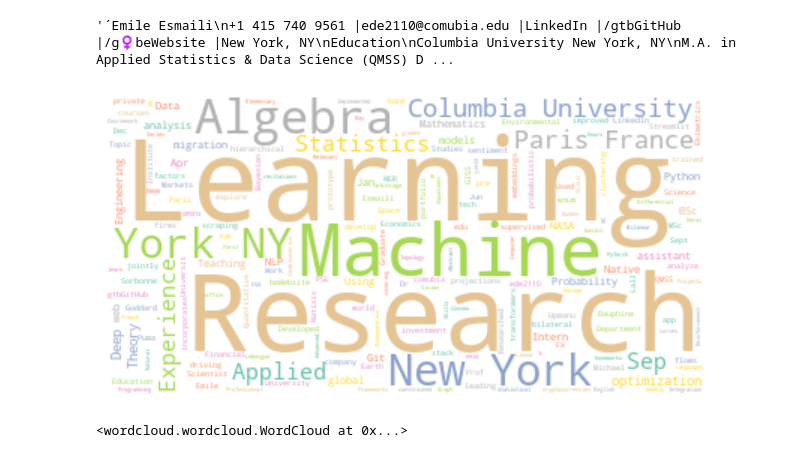
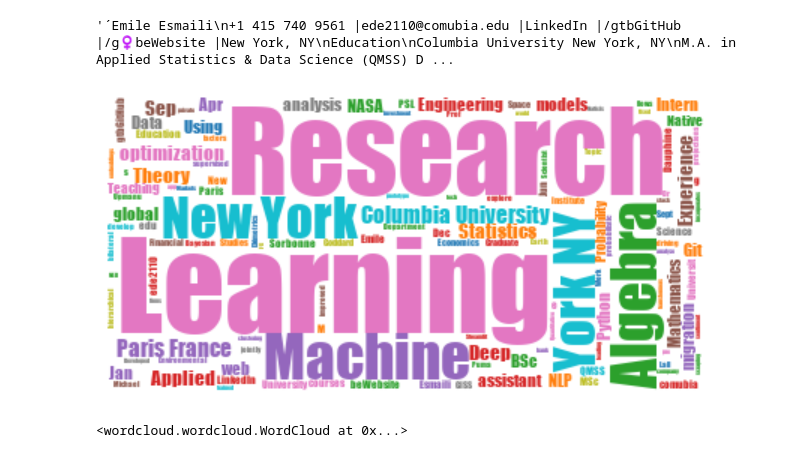
Before and after one commit to emileDesmaili/emileDesmaili.github.io, a Jupyter notebook: wordcloud_CV.ipynb, the cells around one changed output. Saved outputs shown, nothing was run; the diff lists cells and outputs as text; code cells hidden in the pictures.

Commit message:
wordcloud

```diff
--- a/wordcloud_CV.ipynb
+++ b/wordcloud_CV.ipynb
@@ -32,22 +32,22 @@ text
 1
 '´Emile Esmaili\n+1 415 740 9561 |ede2110@comubia.edu |LinkedIn |/gtbGitHub |/g♀beWebsite |New York, NY\nEducation\nColumbia University New York, NY\nM.A. in Applied Statistics & Data Science (QMSS) D ...
 # %%
-mask = np.array(Image.open(""))
-font_path = 'assets/fonts/plt fonts/DejaVuSans-Bold.ttf'
+#mask = np.array(Image.open(""))
+font_path = 'assets/fonts/windfonts/impact.ttf'
 
 # Generate the wordcloud
-wordcloud = WordCloud(background_color="white", stopwords=STOPWORDS, font_path=None,
-                       max_words=200, mask=mask,
-                         contour_width=3, contour_color='steelblue', colormap='Set2').generate(text)
+wordcloud = WordCloud(background_color="white", stopwords=STOPWORDS, font_path=font_path,
+                       max_words=500, mask=mask,
+                         contour_width=0, contour_color='steelblue', colormap='tab10').generate(text)
 
 # Display the wordcloud image
 plt.figure(figsize=(6,8), facecolor=None)
 plt.imshow(wordcloud, interpolation='bilinear')
 plt.axis("off")
 plt.tight_layout(pad=0)
 plt.show()
 # %% [output]
-[figure, old version]
+[figure, new version]
 # %%
 wordcloud.to_file('images/wordcloud.png')
 # %% [output]
```
Also changed, not shown: parts of 2 cells of this notebook.
